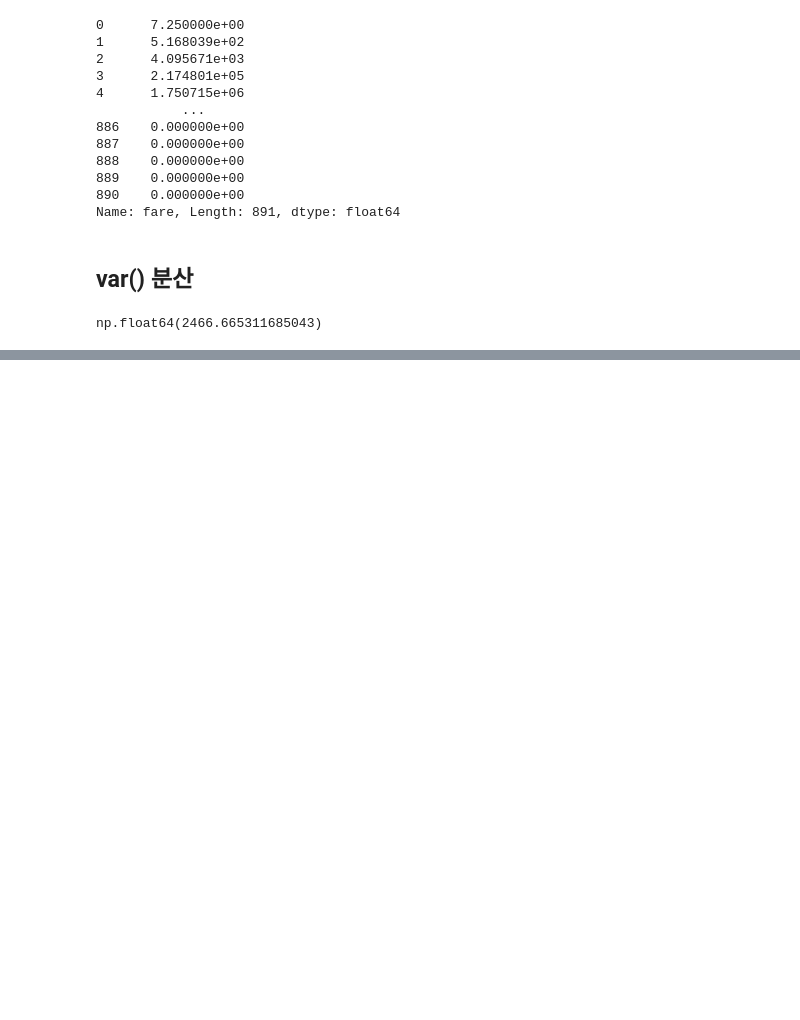
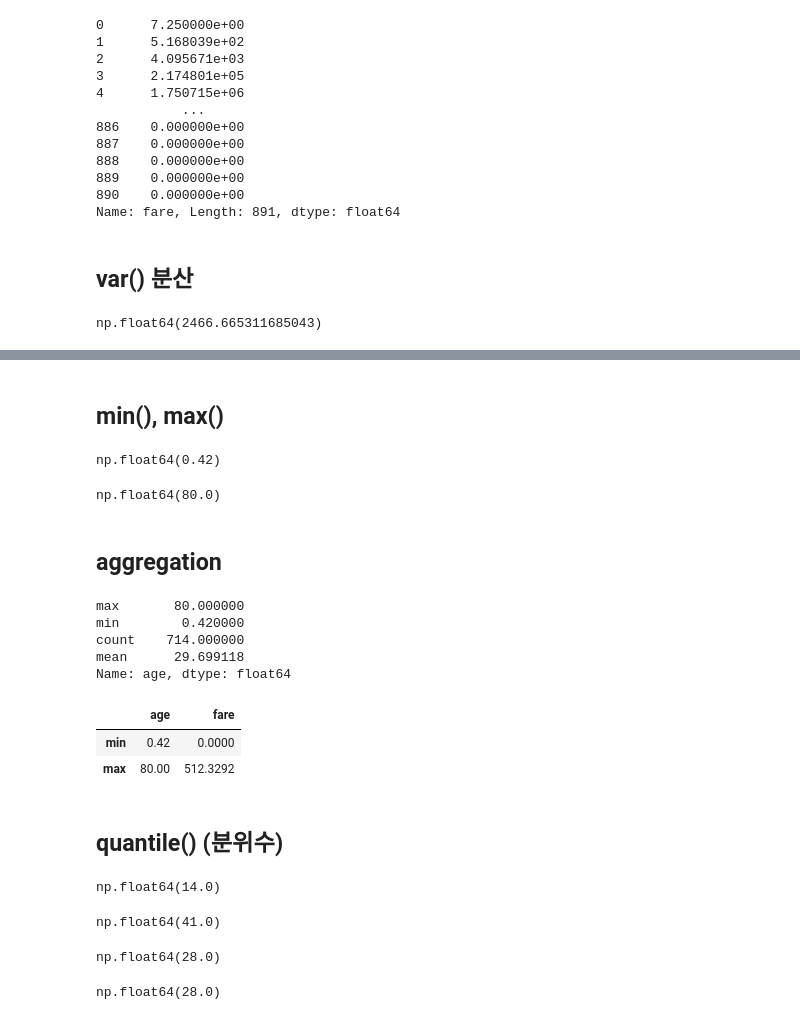
Before and after one commit to Chojungseok/python_pandas, a Jupyter notebook: 04_statistics.ipynb, the cells around one changed output, grey strips where cells are left out. Cells and saved outputs as stored; diff of their text form; code cells hidden in the pictures; blank space fills up the shorter version.

```diff
--- a/04_statistics.ipynb
+++ b/04_statistics.ipynb
@@ -193,0 +207,45 @@ np.float64(2469.436845743116)
+# %% [markdown]
+## min(), max()
+# %%
+df['age'].min()
+# %% [output]
+np.float64(0.42)
+# %%
+df['age'].max()
+# %% [output]
+np.float64(80.0)
+# %% [markdown]
+## aggregation
+# %%
+## 여러개 연산이 가능함
+df['age'].agg(['max','min','count','mean'])
+# %% [output]
+max       80.000000
+min        0.420000
+count    714.000000
+mean      29.699118
+Name: age, dtype: float64
+# %%
+df[['age','fare']].agg(['min','max'])
+# %% [output]
+|  | age | fare |
+| min | 0.42 | 0.0000 |
+| max | 80.00 | 512.3292 |
+# %% [markdown]
+## quantile() (분위수)
+# %%
+df['age'].quantile(0.1)
+# %% [output]
+np.float64(14.0)
+# %%
+df['age'].quantile(0.8)
+# %% [output]
+np.float64(41.0)
+# %%
+df['age'].median()
+# %% [output]
+np.float64(28.0)
+# %%
+df['age'].quantile(0.5)
+# %% [output]
+np.float64(28.0)
```
Also changed, not shown: parts of 14 cells of this notebook, 8 other files.
